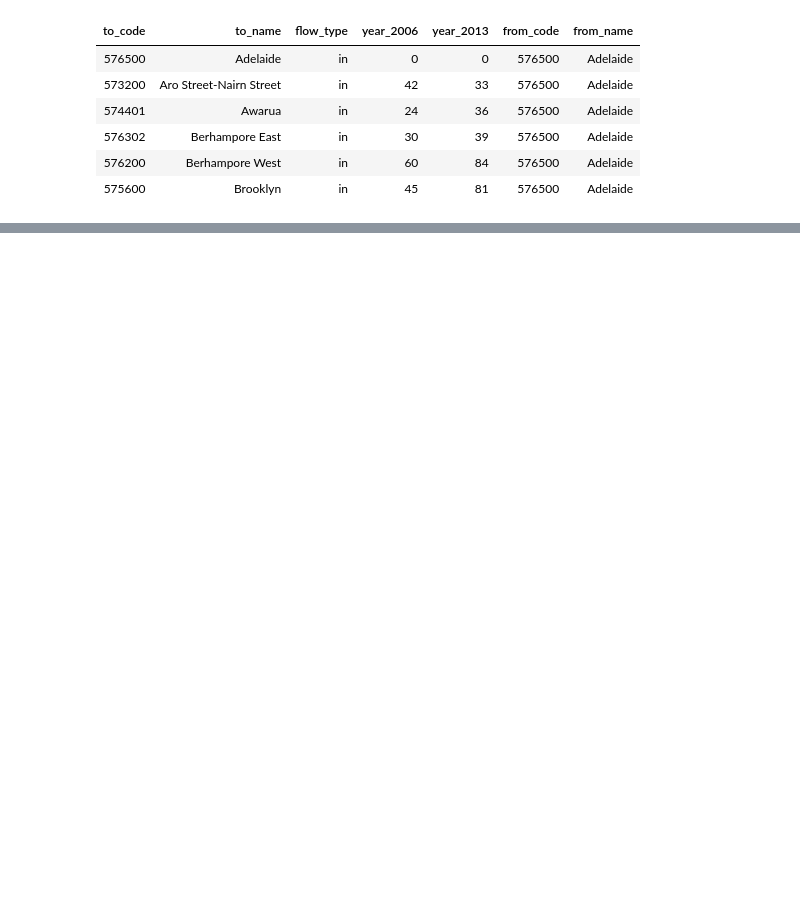
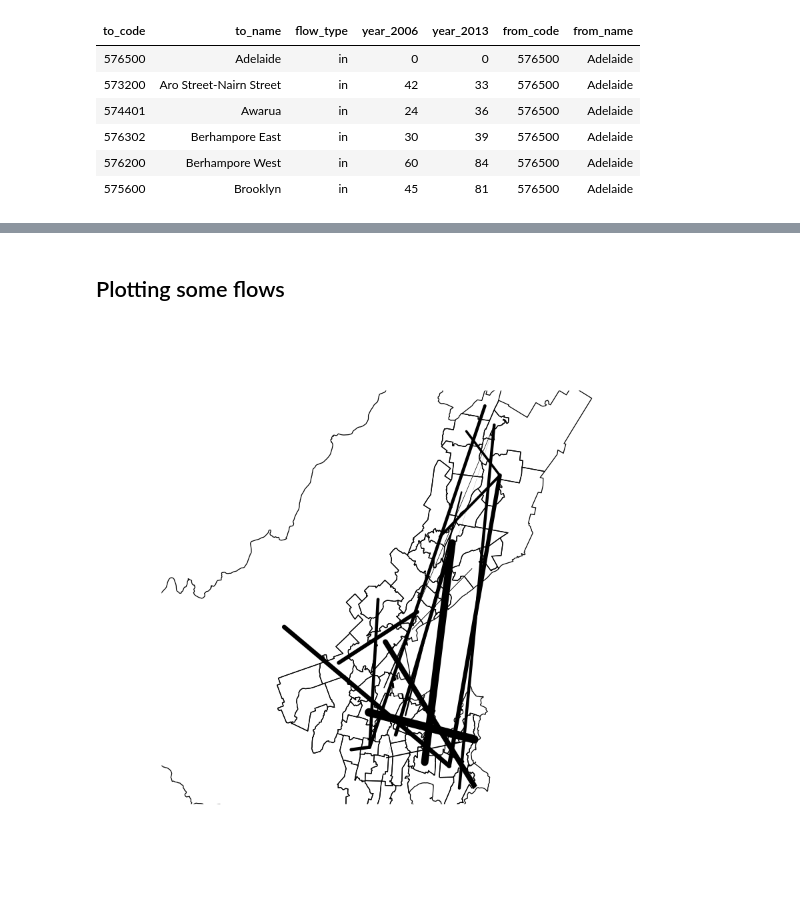
Before and after one commit to shriv/wellington-commutes, a Jupyter notebook: Commuting Flow Analysis.ipynb, the cells around one changed output, grey strips where cells are left out. Drawn from its saved outputs; the diff is of its cells as text; code cells hidden in the pictures; blank space fills up the shorter version.

Commit message:
Got the flow plotting working. Did some minor tidy up of code. Still more refactoring and functioning up required for the geo-munging.

```diff
--- a/Commuting Flow Analysis.ipynb
+++ b/Commuting Flow Analysis.ipynb
@@ -266,0 +204,9 @@ df_distance %>% head()
+# %%
+# Create the lookup dataframes to match with the pairwise distance dataframe
+# Names dataframe: numeric sequence --> Name
+names <- as.data.frame(as.character(wgtn$AU_NAME))
+names$num <- seq(1, nrow(names))
+
+# Code dataframe: Name --> GeoCode
+code_df <- data.frame(wgtn$UID_AU_TA, wgtn$AU_NAME)
+colnames(code_df) <- c('UID_AU_TA', 'geo_code')
@@ -266,0 +243,8 @@ df_distance %>% head()
+# %%
+df_commuter_popn <- df %>%
+                    filter(to_name %in% from_name) %>%
+                    filter(flow_type == "out") %>%
+                    group_by(from_name) %>%
+                    summarise(commuting_popn = sum(year_2013))
+
+df_commuter_popn %>% head()
@@ -266,0 +259,5 @@ df_distance %>% head()
+# %%
+df_distance <- inner_join(df_distance, mean_income_df %>% select(-total), by=c("to" = "statistical_area"))
+df_distance <- inner_join(df_distance, df_commuter_popn, by=c("from" = "from_name"))
+
+df_distance %>% head()
@@ -266,0 +272,16 @@ df_distance %>% head()
+# %% [markdown]
+## Plotting some flows
+# %%
+#use the od2line function from RObin Lovelace's excellent stplanr package
+travel_network <- od2line(flow = df_distance %>% select(Orig_Code, Dest_Code, commuting_popn) %>% sample_n(20),  zones = wgtn)
+travel_networkwgs <- spTransform(travel_network, nz_grid)
+#And the Australia Map
+nz_wgs <- spTransform(wgtn, nz_grid)
+#and set the line widths to some sensible value according to the flow
+w <- df_distance$commuting_popn / max(df_distance$commuting_popn) * 10
+#now plot it...
+# %%
+plot(travel_networkwgs, lwd = w)
+plot(wgtn_grid, add=T)
+# %% [output]
+[figure, added]
```
Also changed, not shown: parts of 30 cells of this notebook.
